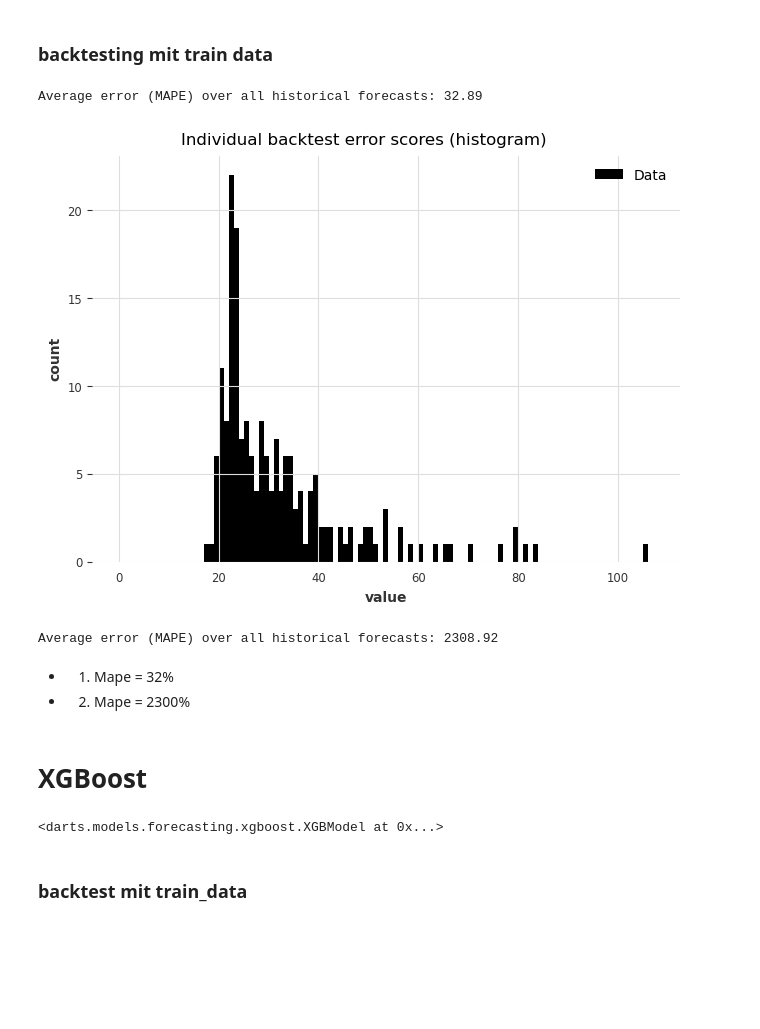
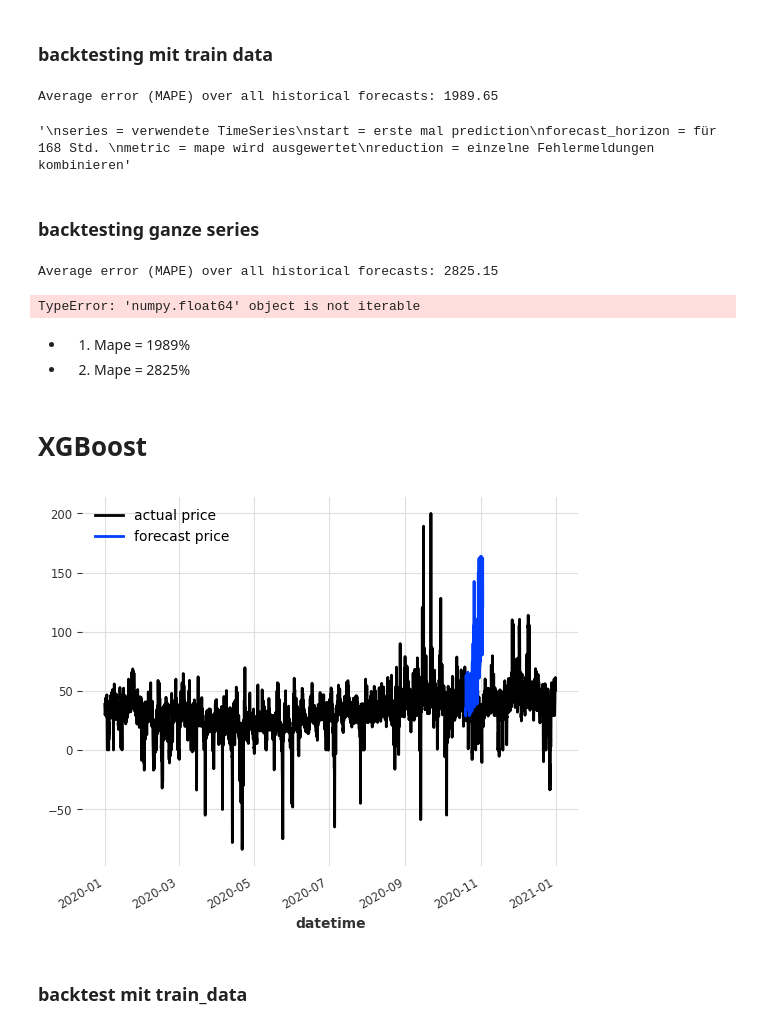
Before and after one commit to M-123-456/team-6-energy-costs, a Jupyter notebook: correlationBekki.ipynb, the cells around one changed output. Cells and saved outputs as stored; diff of their text form; code cells hidden in the pictures; blank space fills up the shorter version.

Commit message:
XGBModel covariates

```diff
--- a/correlationBekki.ipynb
+++ b/correlationBekki.ipynb
@@ -889,16 +894,7 @@ die nicht zum Training verwendet wurden.
 test_data'''
 
 raw_errors = model.backtest(
-    train_data, start=0.95, forecast_horizon=168, metric=mape, reduction=None, verbose=True
-)
-
-average_error = model.backtest(
-    train_data,
-    start=0.95,
-    forecast_horizon=168,
-    metric=mape,
-    reduction=np.mean,  # this is actually the default
-    verbose=True,
+    train_data, start=0.95, forecast_horizon=168, metric=mape, reduction=np.mean, verbose=True
 )
 
 print("Average error (MAPE) over all historical forecasts: %.2f" % average_error)
@@ -909,22 +905,15 @@ start = erste mal prediction
 forecast_horizon = für 168 Std.
 metric = mape wird ausgewertet
 reduction = einzelne Fehlermeldungen kombinieren'''
-
-from darts.utils.statistics import plot_hist
-import numpy as np
-
-plot_hist(
-    raw_errors,
-    bins=np.arange(0, max(raw_errors), 1),
-    title="Individual backtest error scores (histogram)",
-)
 # %% [output]
-Average error (MAPE) over all historical forecasts: 32.89
+Average error (MAPE) over all historical forecasts: 1989.65
-[figure, removed]
+'\nseries = verwendete TimeSeries\nstart = erste mal prediction\nforecast_horizon = für 168 Std. \nmetric = mape wird ausgewertet\nreduction = einzelne Fehlermeldungen kombinieren'
+# %% [markdown]
+### backtesting ganze series
 # %%
 average_error = model.backtest(
     series,
-    start=0.95,
+    start=0.98,
     forecast_horizon=168,
     metric=mape,
     reduction=np.mean,  # this is actually the default
@@ -933,23 +922,28 @@ average_error = model.backtest(
 
 print("Average error (MAPE) over all historical forecasts: %.2f" % average_error)
 # %% [output]
-Average error (MAPE) over all historical forecasts: 2308.92
+Average error (MAPE) over all historical forecasts: 2825.15
+TypeError: 'numpy.float64' object is not iterable
 # %% [markdown]
-- 1. Mape = 32%
-- 2. Mape = 2300%
+- 1. Mape = 1989%
+- 2. Mape = 2825%
 # %% [markdown]
 # XGBoost
 # %%
 import darts.models as models
 
 model = models.XGBModel(
     lags=168
 )
 
 # Modell trainieren
 model.fit(train_data)
+pred = model.predict(336, series=train_data)
+
+series.plot(label='actual price')
+pred.plot(label='forecast price')
 # %% [output]
-<darts.models.forecasting.xgboost.XGBModel at 0x...>
+[figure, added]
 # %% [markdown]
 ### backtest mit train_data
 # %%
```
Also changed, not shown: parts of 9 cells of this notebook.
